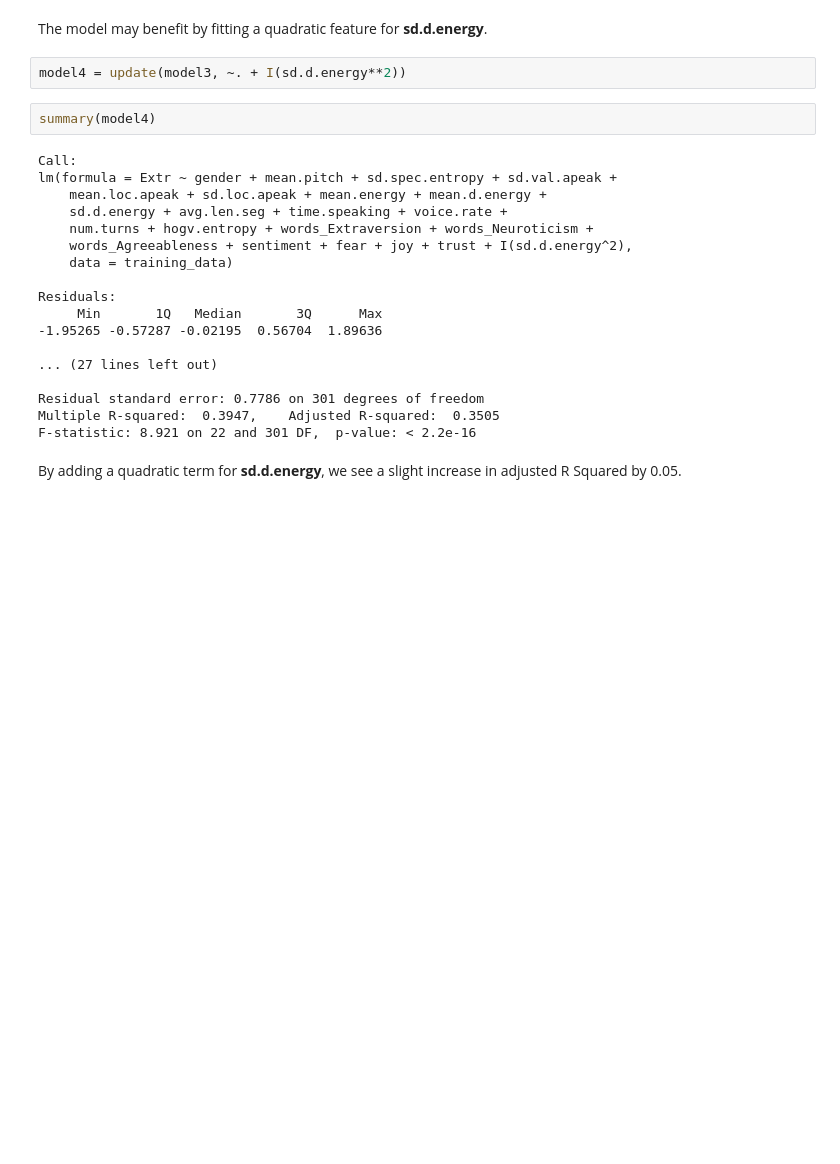
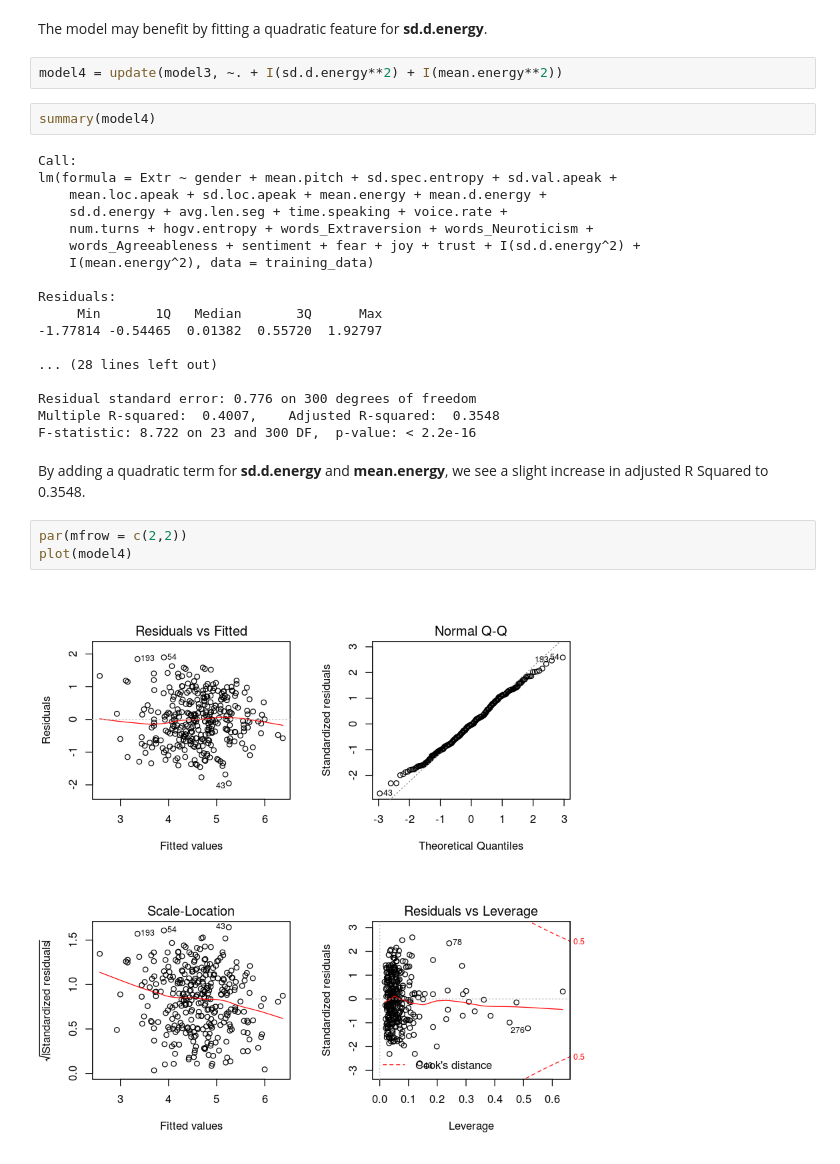
Before and after one commit to yeachan153/Big-Data-Analytics, a Jupyter notebook: Text Analytics Project/Extroversion Test Model.ipynb, the cells around one changed output. Drawn from its saved outputs; the diff is of its cells as text; blank space fills up the shorter version.

Commit message:
Modified gitignore and edited extroversion model

```diff
--- a/Text Analytics Project/Extroversion Test Model.ipynb
+++ b/Text Analytics Project/Extroversion Test Model.ipynb
@@ -318,7 +318,7 @@ pairs(training_data[,c(1,18,19,20,21)])
 # %% [markdown]
 The model may benefit by fitting a quadratic feature for **sd.d.energy**.
 # %%
-model4 = update(model3, ~. + I(sd.d.energy**2))
+model4 = update(model3, ~. + I(sd.d.energy**2) + I(mean.energy**2))
 # %%
 summary(model4)
 # %% [output]
@@ -327,17 +327,22 @@ lm(formula = Extr ~ gender + mean.pitch + sd.spec.entropy + sd.val.apeak +
     mean.loc.apeak + sd.loc.apeak + mean.energy + mean.d.energy +
     sd.d.energy + avg.len.seg + time.speaking + voice.rate +
     num.turns + hogv.entropy + words_Extraversion + words_Neuroticism +
-    words_Agreeableness + sentiment + fear + joy + trust + I(sd.d.energy^2),
-    data = training_data)
+    words_Agreeableness + sentiment + fear + joy + trust + I(sd.d.energy^2) +
+    I(mean.energy^2), data = training_data)
 
 Residuals:
      Min       1Q   Median       3Q      Max
--1.95265 -0.57287 -0.02195  0.56704  1.89636
+-1.77814 -0.54465  0.01382  0.55720  1.92797
 
-... (27 lines left out)
+... (28 lines left out)
 
-Residual standard error: 0.7786 on 301 degrees of freedom
-Multiple R-squared:  0.3947,    Adjusted R-squared:  0.3505
-F-statistic: 8.921 on 22 and 301 DF,  p-value: < 2.2e-16
+Residual standard error: 0.776 on 300 degrees of freedom
+Multiple R-squared:  0.4007,    Adjusted R-squared:  0.3548
+F-statistic: 8.722 on 23 and 300 DF,  p-value: < 2.2e-16
 # %% [markdown]
-By adding a quadratic term for **sd.d.energy**, we see a slight increase in adjusted R Squared by 0.05.
+By adding a quadratic term for **sd.d.energy** and **mean.energy**, we see a slight increase in adjusted R Squared to 0.3548.
+# %%
+par(mfrow = c(2,2))
+plot(model4)
+# %% [output]
+[figure, added]
```
Also changed, not shown: 2 other files.
